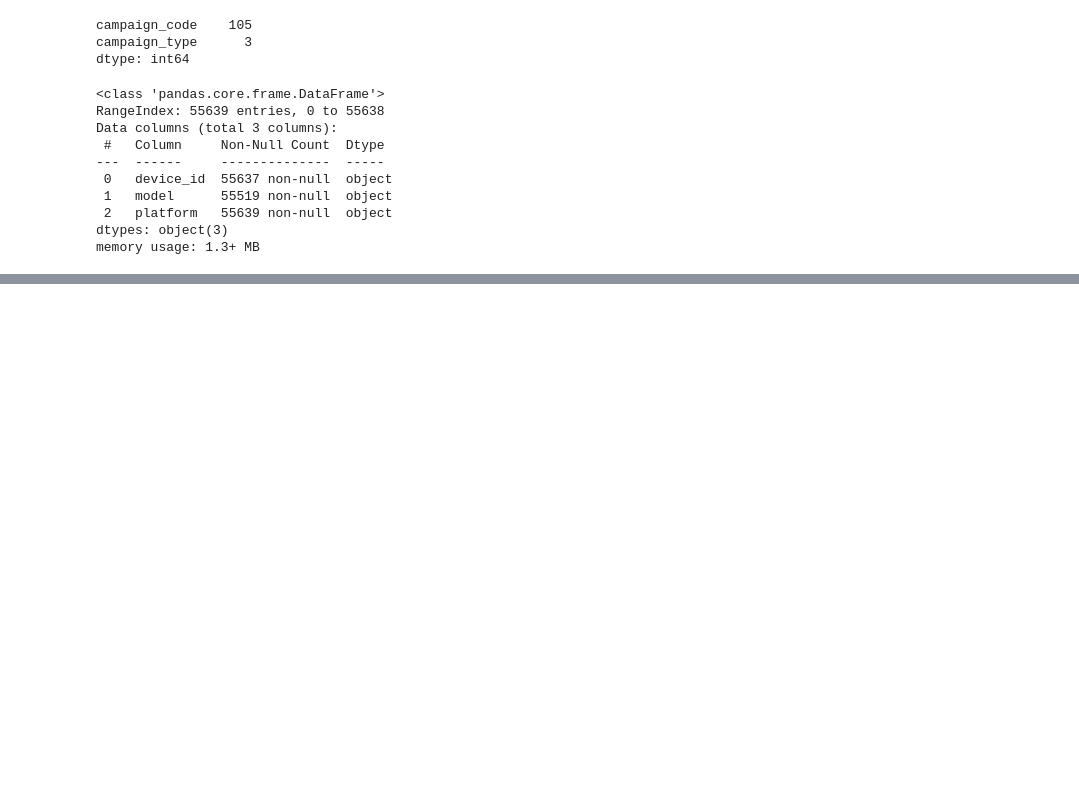
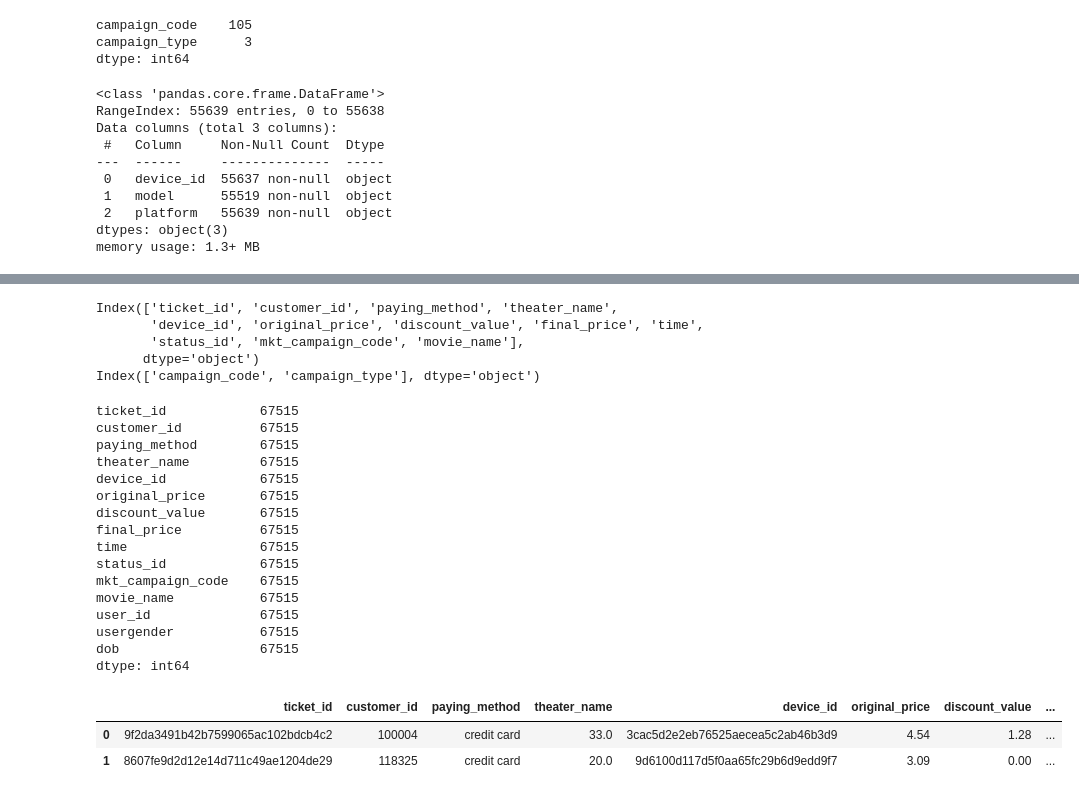
Before and after one commit to DucD0610/HOYTS-Cinema-Ticket-Sales-Analysis, a Jupyter notebook: Capstone project/captone project.ipynb, the cells around one changed output, grey strips where cells are left out. Saved outputs shown, nothing was run; the diff lists cells and outputs as text; code cells hidden in the pictures; blank space fills up the shorter version.

Commit message:
data cleaning continue

```diff
--- a/Capstone project/captone project.ipynb
+++ b/Capstone project/captone project.ipynb
@@ -142,0 +280,3 @@ calc_null_rate(df_device)
+# %%
+#We have records that have the same information ??
+df_ticket.drop_duplicates(inplace=True) #remove duplicate. default keep the first one. inplace true to modify the original data frame
@@ -142,0 +307,41 @@ calc_null_rate(df_device)
+# %%
+#[Duc]join all table to give us a systematic view of all our data instead of silo tables
+#Check columns
+print(df_ticket.columns)
+print(df_campaign.columns)
+
+#from tickets we join with the other tables
+df_join_customer = pd.merge(df_ticket, df_customer, how = 'left',  left_on='customer_id', right_on='user_id')
+df_join_campaign = pd.merge(df_join_customer, df_campaign, how = 'left', left_on='mkt_campaign_code', right_on='campaign_code')
+df_join_status = pd.merge(df_join_campaign, df_status, how = 'left', left_on='', right_on='')
+df_join_all = pd.merge(df_join_status, df_device, how = 'left', left_on='', right_on='')
+# %% [output]
+Index(['ticket_id', 'customer_id', 'paying_method', 'theater_name',
+       'device_id', 'original_price', 'discount_value', 'final_price', 'time',
+       'status_id', 'mkt_campaign_code', 'movie_name'],
+      dtype='object')
+Index(['campaign_code', 'campaign_type'], dtype='object')
+# %%
+print(df_join_customer.count())
+#[Duc] after joining, we check and we don't lose any records which is good (no ticket orders without customer)
+df_join_customer.head(2)
+# %% [output]
+ticket_id            67515
+customer_id          67515
+paying_method        67515
+theater_name         67515
+device_id            67515
+original_price       67515
+discount_value       67515
+final_price          67515
+time                 67515
+status_id            67515
+mkt_campaign_code    67515
+movie_name           67515
+user_id              67515
+usergender           67515
+dob                  67515
+dtype: int64
+|  | ticket_id | customer_id | paying_method | theater_name | device_id | original_price | discount_value | ... |
+| 0 | 9f2da3491b42b7599065ac102bdcb4c2 | 100004 | credit card | 33.0 | 3cac5d2e2eb76525aecea5c2ab46b3d9 | 4.54 | 1.28 | ... |
+| 1 | 8607fe9d2d12e14d711c49ae1204de29 | 118325 | credit card | 20.0 | 9d6100d117d5f0aa65fc29b6d9edd9f7 | 3.09 | 0.00 | ... |
```
Also changed, not shown: parts of 11 cells of this notebook.
